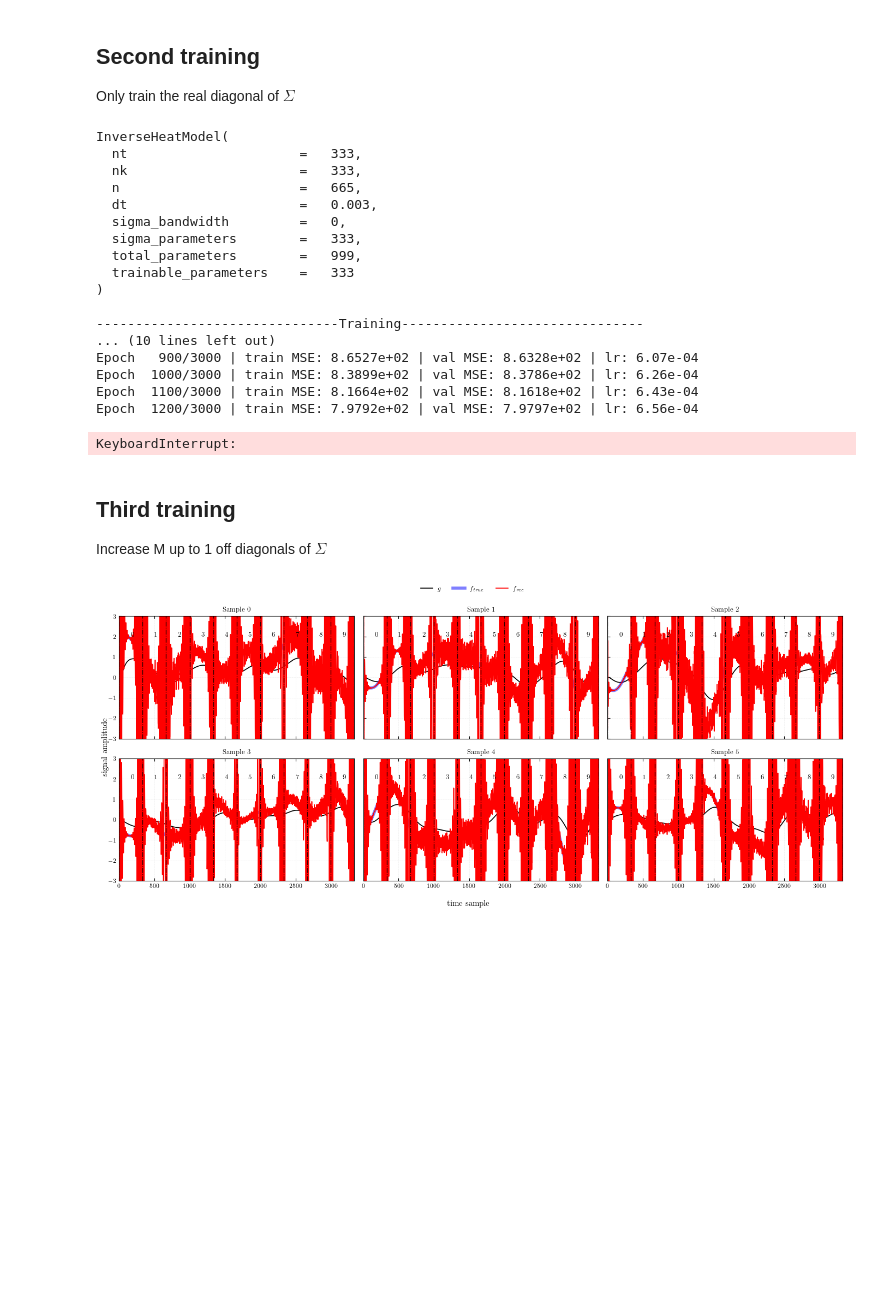
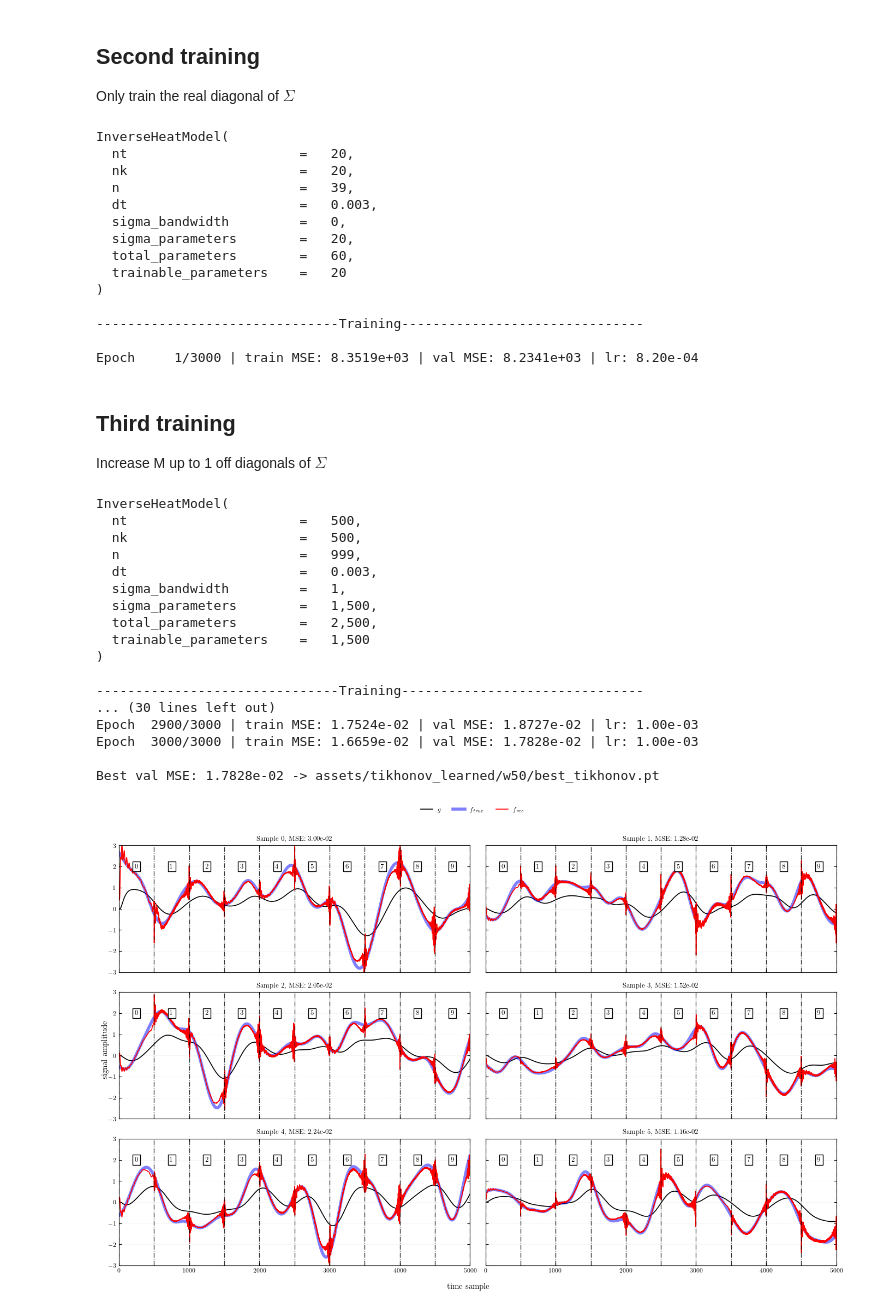
Before and after one commit to Sparisi01/RPM_implementation, a Jupyter notebook: tikhonov_learned_window.ipynb, the cells around one changed output. Drawn from its saved outputs; the diff is of its cells as text; code cells hidden in the pictures; blank space fills up the shorter version.

```diff
--- a/tikhonov_learned_window.ipynb
+++ b/tikhonov_learned_window.ipynb
@@ -182,7 +209,7 @@ def _windowed_loss(model: InverseHeatModel, g_wins: torch.Tensor, f_wins: torch.
 DATASET_CODE    = "w50/"
 H5_PATH         =  f"dataset/{DATASET_CODE}dataset.h5"
 M               = 0
-W               = 333
+W               = 200
 VAL_FRACTION    = 0.1
 SEED            = 42
 # %%
@@ -331,17 +356,25 @@ InverseHeatModel(
 @torch.no_grad()
 def predict(model, g: torch.Tensor, W: int) -> torch.Tensor:
     """
-    Info:
-        Reconstruct an entire sample f of length n_timesteps from g by first cutting it into windows of
-        size W and then reconstruct each windows sequentially.
+    Reconstruct a full signal from sequential window predictions.
+
+    The input signal is divided into windows of size `W`, and each
+    window is reconstructed sequentially using the previously
+    reconstructed window as context.
 
     Args:
-        g: (n_timesteps,) or (n_samples, n_timesteps)
-        W: window length, it must be the same used during training
+        g (np.ndarray):
+            Input signal with shape (n_timesteps,) or
+            (n_samples, n_timesteps).
+
+        W (int):
+            Window length. Must match the value used during training.
 
     Returns:
-        f_pred: same shape as g
+        np.ndarray:
+            Reconstructed signal with the same shape as `g`.
     """
+
     squeeze = g.dim() == 1
     if squeeze:
         g = g.unsqueeze(0)   # (1, T)
@@ -490,11 +522,11 @@ if DO_TRAINING:
         f_tr_wins    = f_tr_wins[:,[0],:],
         g_va_wins    = g_va_wins[:,[0],:],
         f_va_wins    = f_va_wins[:,[0],:],
-        n_epochs     = 10000,
+        n_epochs     = 20000,
         checkpoint_path = f"assets/tikhonov_learned/{DATASET_CODE}best_tikhonov.pt",
         log_every    = 1000
     )
 
-predictions_plot(g_val, f_val, W = W)
+predictions_plot(g_val, f_val, W = W,max_window=10)
 # %% [output]
 InverseHeatModel(
@@ -537,26 +569,22 @@ if DO_TRAINING:
         checkpoint_path = f"assets/tikhonov_learned/{DATASET_CODE}best_tikhonov.pt"
     )
 
-predictions_plot(g_val, f_val, W = W)
+predictions_plot(g_val, f_val, W = W,max_window=10)
 # %% [output]
 InverseHeatModel(
-  nt                      =   333,
-  nk                      =   333,
-  n                       =   665,
+  nt                      =   20,
+  nk                      =   20,
+  n                       =   39,
   dt                      =   0.003,
   sigma_bandwidth         =   0,
-  sigma_parameters        =   333,
-  total_parameters        =   999,
-  trainable_parameters    =   333
+  sigma_parameters        =   20,
+  total_parameters        =   60,
+  trainable_parameters    =   20
 )
 
 -------------------------------Training-------------------------------
-... (10 lines left out)
-Epoch   900/3000 | train MSE: 8.6527e+02 | val MSE: 8.6328e+02 | lr: 6.07e-04
-Epoch  1000/3000 | train MSE: 8.3899e+02 | val MSE: 8.3786e+02 | lr: 6.26e-04
-Epoch  1100/3000 | train MSE: 8.1664e+02 | val MSE: 8.1618e+02 | lr: 6.43e-04
-Epoch  1200/3000 | train MSE: 7.9792e+02 | val MSE: 7.9797e+02 | lr: 6.56e-04
+
+Epoch     1/3000 | train MSE: 8.3519e+03 | val MSE: 8.2341e+03 | lr: 8.20e-04
-KeyboardInterrupt:
 # %% [markdown]
 ## Third training
 
@@ -564,23 +592,40 @@ Increase M up to 1 off diagonals of $\Sigma$
 # %%
 if DO_TRAINING:
 
     model = model.sigma.increase_bandwidth(model,1)
 
     print(model)
 
     history = train(
         model        = model,
         g_tr_wins    = g_tr_wins,
         f_tr_wins    = f_tr_wins,
         g_va_wins    = g_va_wins,
         f_va_wins    = f_va_wins,
-        n_epochs     = 2000,
+        n_epochs     = 5000,
         checkpoint_path = f"assets/tikhonov_learned/{DATASET_CODE}best_tikhonov.pt"
     )
 
 predictions_plot(g_val, f_val, W = W, max_window=10)
 # %% [output]
+InverseHeatModel(
+  nt                      =   500,
+  nk                      =   500,
+  n                       =   999,
+  dt                      =   0.003,
+  sigma_bandwidth         =   1,
+  sigma_parameters        =   1,500,
+  total_parameters        =   2,500,
+  trainable_parameters    =   1,500
+)
+
+-------------------------------Training-------------------------------
+... (30 lines left out)
+Epoch  2900/3000 | train MSE: 1.7524e-02 | val MSE: 1.8727e-02 | lr: 1.00e-03
+Epoch  3000/3000 | train MSE: 1.6659e-02 | val MSE: 1.7828e-02 | lr: 1.00e-03
+
+Best val MSE: 1.7828e-02 -> assets/tikhonov_learned/w50/best_tikhonov.pt
-[figure, old version]
+[figure, new version]
 # %%
 def plot_diagnostics(model, omegas: np.ndarray):
 
```
Also changed, not shown: parts of 9 cells of this notebook, 2 other files.
